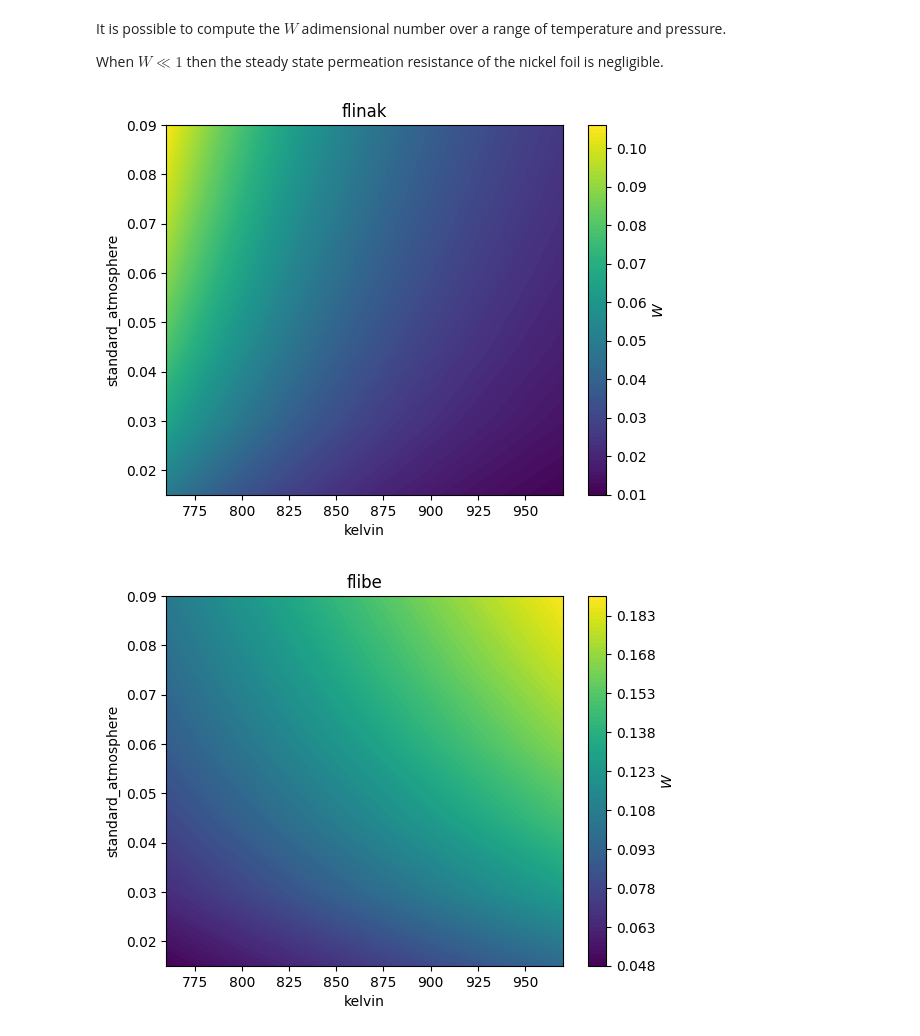
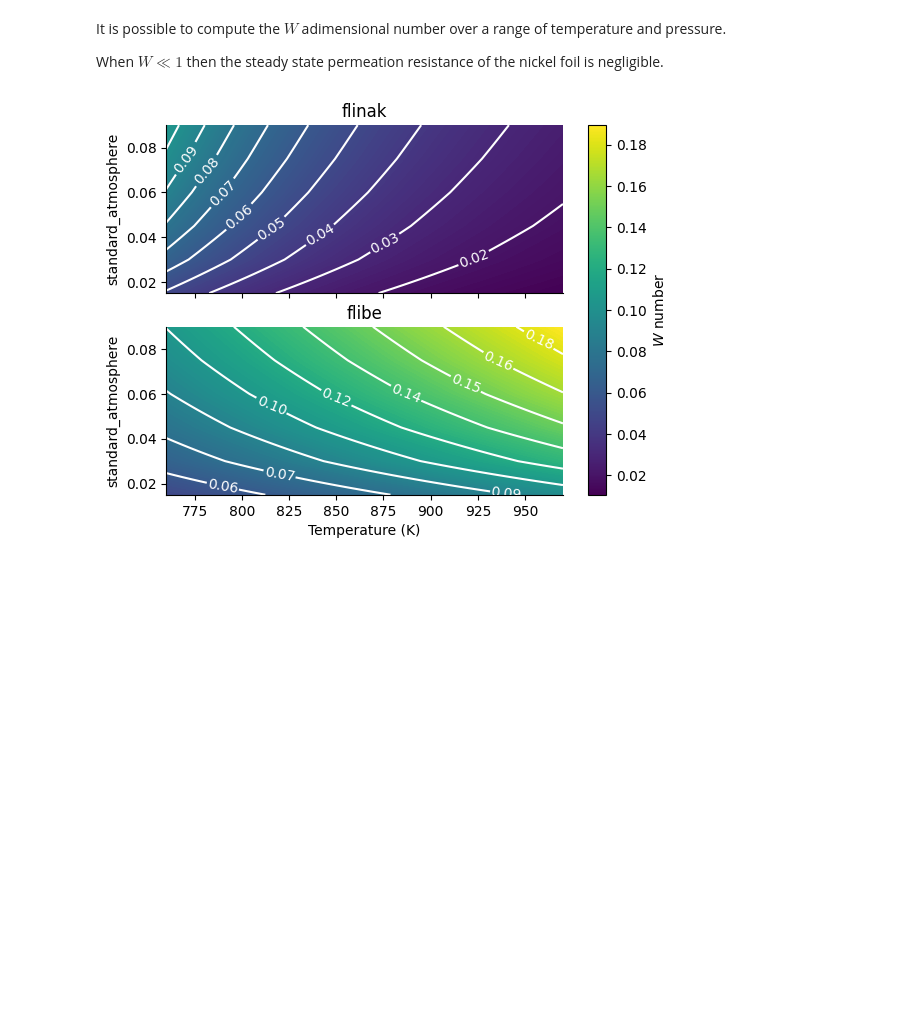
Before and after one commit to RemDelaporteMathurin/hyperion, a Jupyter notebook: estimations.ipynb, the cells around one changed output. Drawn from its saved outputs; the diff is of its cells as text; code cells hidden in the pictures; blank space fills up the shorter version.

```diff
--- a/estimations.ipynb
+++ b/estimations.ipynb
@@ -1,8 +1,12 @@
 # %%
 import matplotlib.pyplot as plt
+import matplotlib as mpl
 import numpy as np
 import h_transport_materials as htm
 from labellines import labelLines
+
+mpl.rcParams["axes.spines.top"] = False
+mpl.rcParams["axes.spines.right"] = False
 # %%
 htm.ureg.define('fraction = [] = frac')
 htm.ureg.define('ppm = 1e-6 fraction')
@@ -158,27 +162,42 @@ When $W \ll 1$ then the steady state permeation resistance of the nickel foil is
 # %%
 temperatures = np.linspace(*temperature_range)
 XX, YY = np.meshgrid(temperatures, lower_pressures)
 D_metal = properties["nickel"]["diffusivity"]
 K_metal = properties["nickel"]["solubility"]
 e_metal = 0.08 * htm.ureg.inch
 e_salt = L
 
-
+W_values = {}
 for mat, props in properties.items():
     if mat == "nickel":
         continue
-    plt.figure()
     D_salt = props["diffusivity"]
     K_salt = props["solubility"]
 
-    WW = W_number(YY, D_metal.value(XX), D_salt.value(XX), K_metal.value(XX), K_salt.value(XX), e_metal, e_salt)
+    W_values[mat] = W_number(YY, D_metal.value(XX), D_salt.value(XX), K_metal.value(XX), K_salt.value(XX), e_metal, e_salt)
+
+
+vmin = np.min([np.min(W_values[mat]) for mat in properties if mat != "nickel"])
+vmax = np.max([np.max(W_values[mat]) for mat in properties if mat != "nickel"])
+
+fig, axs = plt.subplots(2, 1, sharex=True)
+for ax, (mat, props) in zip(axs, properties.items()):
+    if mat == "nickel":
+        continue
+    plt.sca(ax)
     plt.title(f"{mat}")
-    plt.contourf(XX, YY, WW, levels=100)
-    plt.colorbar(label="$W$")
-    plt.show()
+    WW = W_values[mat]
+    CF = plt.contourf(XX, YY, WW, levels=100, vmin=vmin, vmax=vmax)
+    CF.set_clim(vmin,vmax)
+    CS = plt.contour(XX, YY, WW, levels=10, colors="white")
+    plt.clabel(CS, fmt="%.2f")
+
+plt.xlabel(f"Temperature ({XX.units:~P})")
+from matplotlib.cm import ScalarMappable
+plt.colorbar(ScalarMappable(norm=CF.norm, cmap=CF.cmap), ax=axs.ravel().tolist(), label="$W$ number")
+plt.show()
 # %% [output]
-[figure, old version]
+[figure, new version]
-[figure, removed]
 # %%
 def flux_metal_only(P_up, D_metal, K_metal, e_metal):
     c0 = metal_surface_concentration(K_metal, P_up)
```
Also changed, not shown: parts of 5 cells of this notebook.
